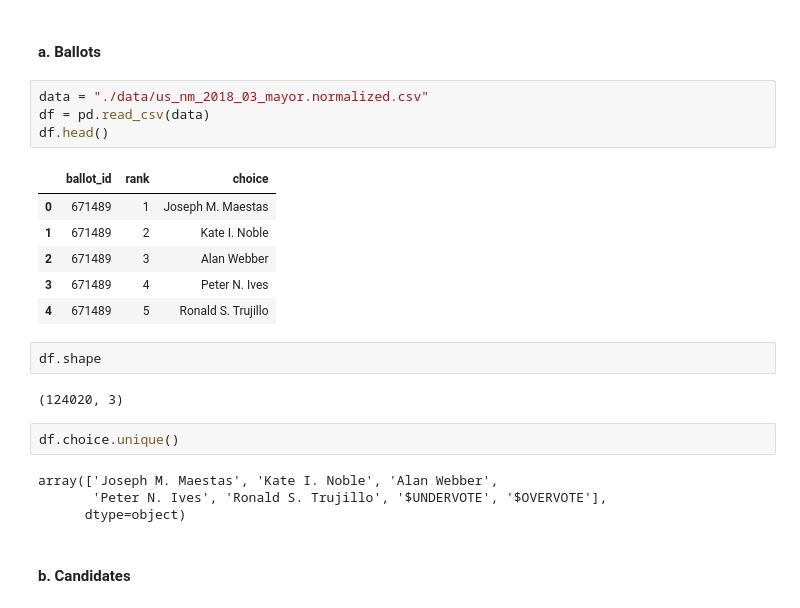
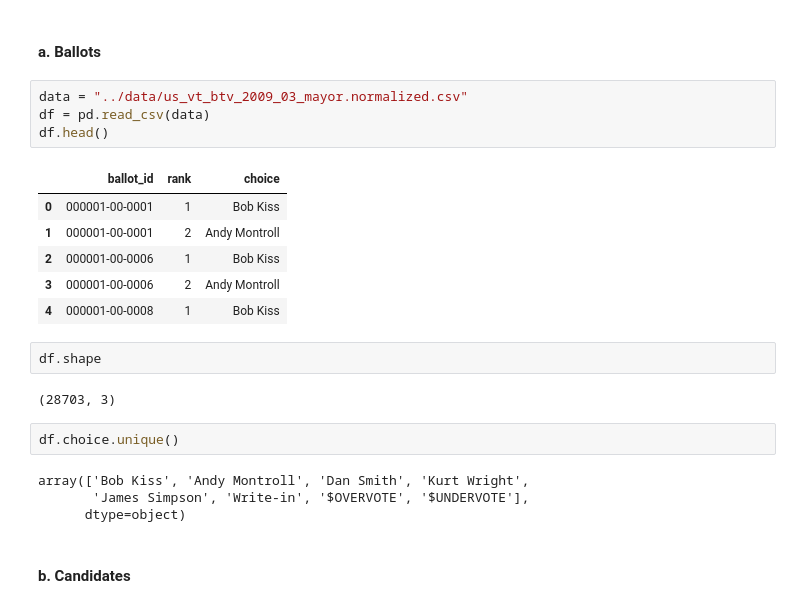
Before and after one commit to SherinV/ranked-choice-voting, a Jupyter notebook: experiments/Burlington09_with_Condorcet.ipynb, the cells around one changed output. Cells and saved outputs as stored; diff of their text form.

```diff
--- a/experiments/Burlington09_with_Condorcet.ipynb
+++ b/experiments/Burlington09_with_Condorcet.ipynb
@@ -13,25 +13,25 @@ from IPython.display import Image
 # %% [markdown]
 #### a. Ballots
 # %%
-data = "./data/us_nm_2018_03_mayor.normalized.csv"
+data = "../data/us_vt_btv_2009_03_mayor.normalized.csv"
 df = pd.read_csv(data)
 df.head()
 # %% [output]
 |  | ballot_id | rank | choice |
-| 0 | 671489 | 1 | Joseph M. Maestas |
-| 1 | 671489 | 2 | Kate I. Noble |
-| 2 | 671489 | 3 | Alan Webber |
-| 3 | 671489 | 4 | Peter N. Ives |
-| 4 | 671489 | 5 | Ronald S. Trujillo |
+| 0 | 000001-00-0001 | 1 | Bob Kiss |
+| 1 | 000001-00-0001 | 2 | Andy Montroll |
+| 2 | 000001-00-0006 | 1 | Bob Kiss |
+| 3 | 000001-00-0006 | 2 | Andy Montroll |
+| 4 | 000001-00-0008 | 1 | Bob Kiss |
 # %%
 df.shape
 # %% [output]
-(124020, 3)
+(28703, 3)
 # %%
 df.choice.unique()
 # %% [output]
-array(['Joseph M. Maestas', 'Kate I. Noble', 'Alan Webber',
-       'Peter N. Ives', 'Ronald S. Trujillo', '$UNDERVOTE', '$OVERVOTE'],
+array(['Bob Kiss', 'Andy Montroll', 'Dan Smith', 'Kurt Wright',
+       'James Simpson', 'Write-in', '$OVERVOTE', '$UNDERVOTE'],
       dtype=object)
 # %% [markdown]
 #### b. Candidates
```
Also changed, not shown: parts of 20 cells of this notebook, 2 other files.
